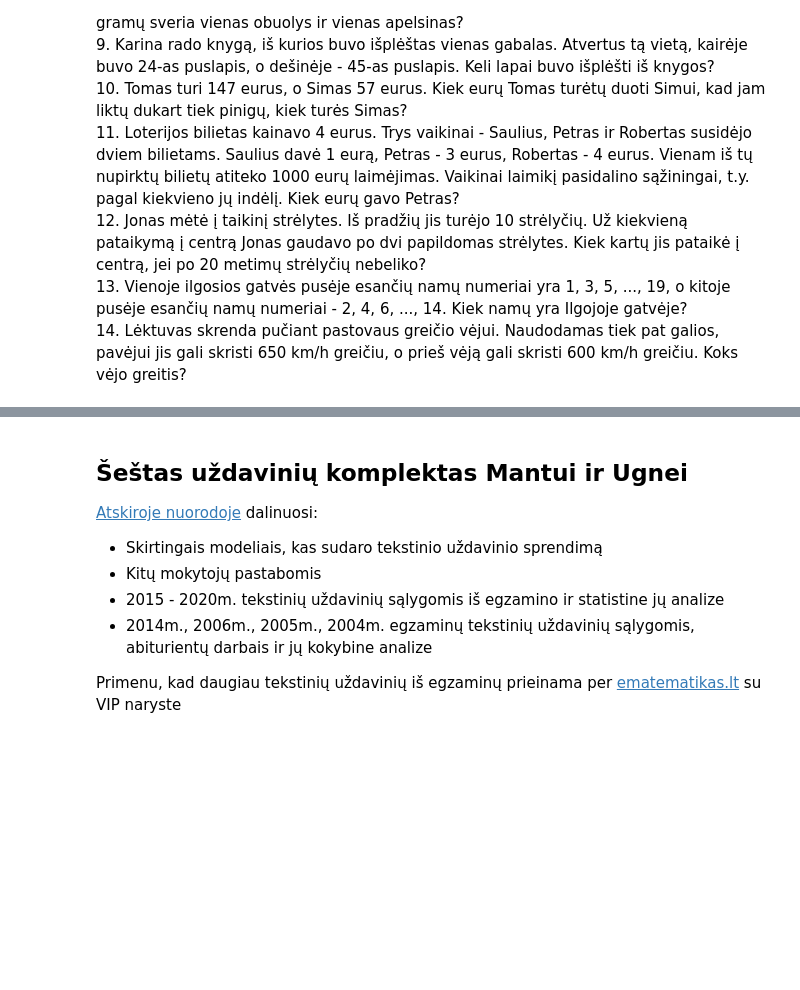
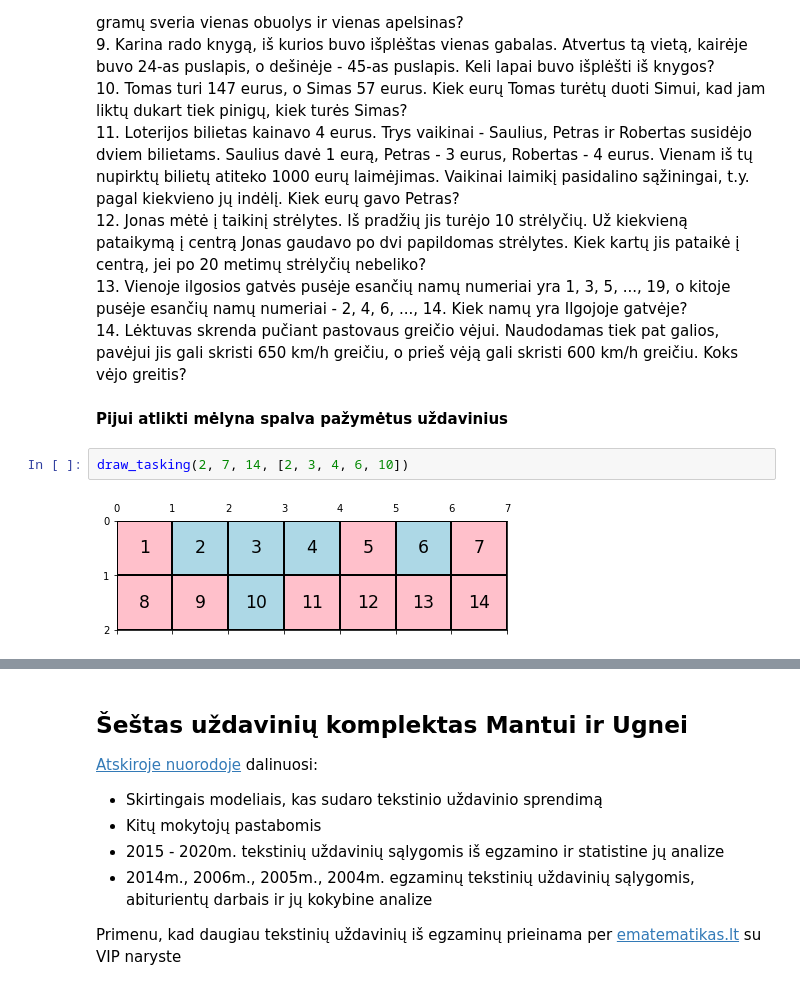
Before and after one commit to loijord/mokslas_2021, a Jupyter notebook: Matematika/tekstiniai_uzdaviniai/tekstiniai_uzdaviniai.ipynb, the cells around one changed output, grey strips where cells are left out. Saved outputs shown, nothing was run; the diff lists cells and outputs as text; blank space fills up the shorter version.

```diff
--- a/Matematika/tekstiniai_uzdaviniai/tekstiniai_uzdaviniai.ipynb
+++ b/Matematika/tekstiniai_uzdaviniai/tekstiniai_uzdaviniai.ipynb
@@ -237,6 +250,12 @@ Norint iš uždavinių atrasti naudingus pastebėjimus, reikia turėti po ranka
 12\. Jonas mėtė į taikinį strėlytes. Iš pradžių jis turėjo 10 strėlyčių. Už kiekvieną pataikymą į centrą Jonas gaudavo po dvi papildomas strėlytes. Kiek kartų jis pataikė į centrą, jei po 20 metimų strėlyčių nebeliko?
 13\. Vienoje ilgosios gatvės pusėje esančių namų numeriai yra 1, 3, 5, ..., 19, o kitoje pusėje esančių namų numeriai - 2, 4, 6, ..., 14. Kiek namų yra Ilgojoje gatvėje?
 14\. Lėktuvas skrenda pučiant pastovaus greičio vėjui. Naudodamas tiek pat galios, pavėjui jis gali skristi 650 km/h greičiu, o prieš vėją gali skristi 600 km/h greičiu. Koks vėjo greitis?
+# %% [markdown]
+**Pijui atlikti mėlyna spalva pažymėtus uždavinius**
+# %%
+draw_tasking(2, 7, 14, [2, 3, 4, 6, 10])
+# %% [output]
+[figure, added]
 # %% [markdown]
 ## Ketvirtas uždavinių komplektas Pijui
 [Medžiagoje](https://github.com/loijord/matematikos_pamokos/blob/master/programa/Martynas/nezinomieji.pdf) aiškinama, kaip spręsti tekstinius uždavinius sudarant lygtis. Tačiau norint, kad tai pavyktų sėkmingai, reikėtų pasispręsti kitus uždavinius, kad būtų galima lengviau gaudytis sąryšiuose:
```
Also changed, not shown: parts of 10 cells of this notebook, 1 other file.
